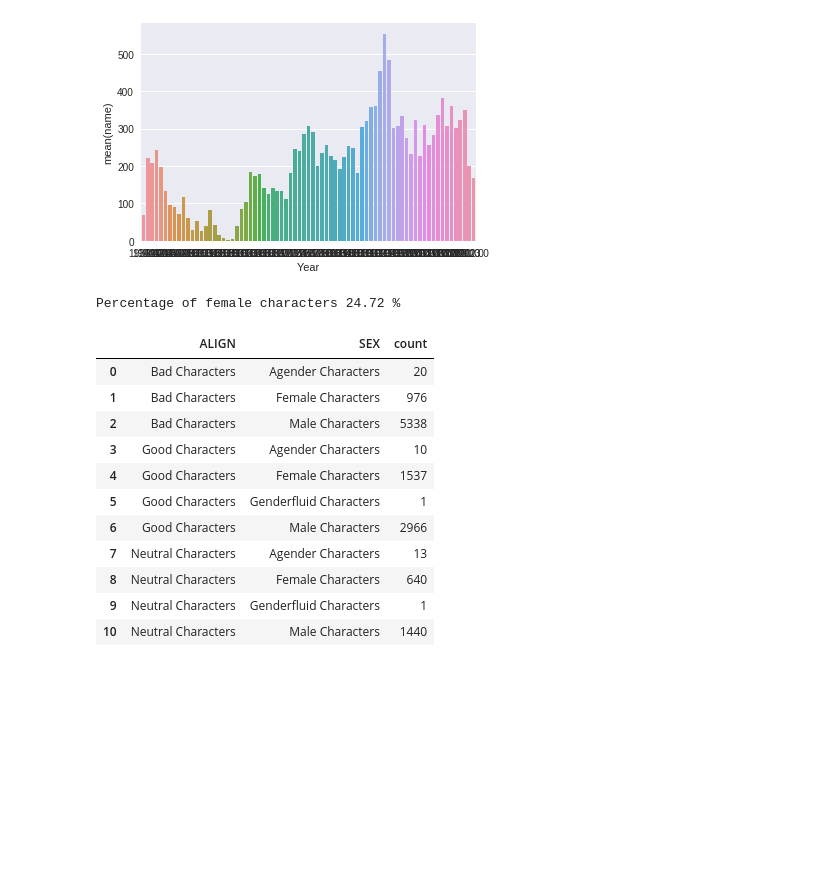
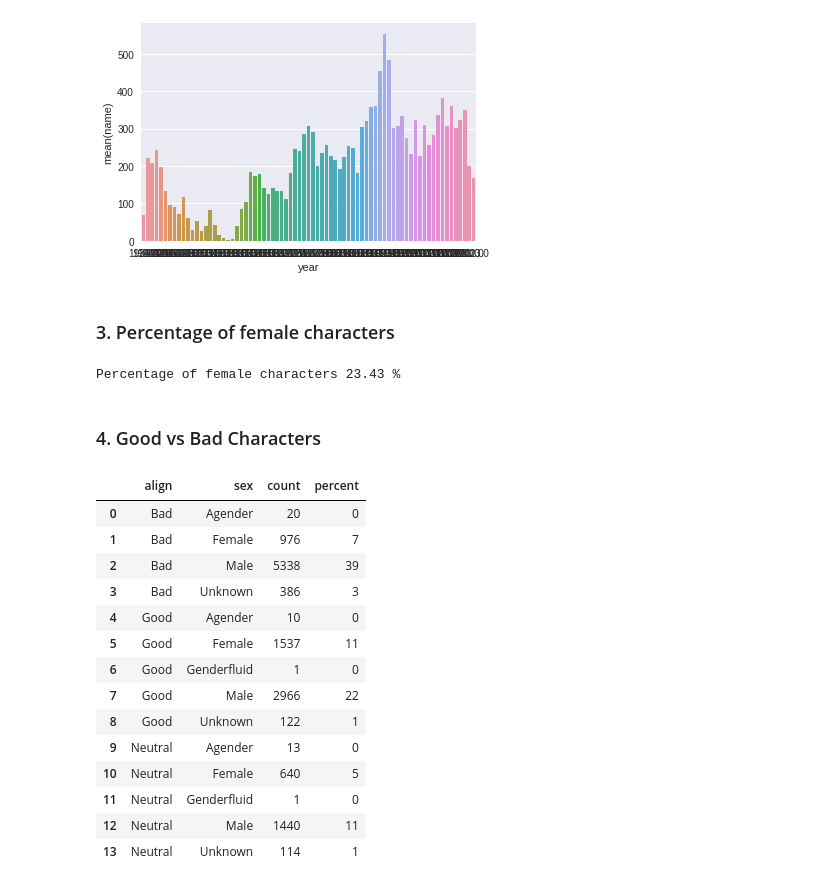
Before and after one commit to westen30/playground, a Jupyter notebook: work/Marvel Comics Data.ipynb, the cells around one changed output. Cells and saved outputs as stored; diff of their text form; code cells hidden in the pictures; blank space fills up the shorter version.

```diff
--- a/work/Marvel Comics Data.ipynb
+++ b/work/Marvel Comics Data.ipynb
@@ -100,30 +184,40 @@ sns.barplot(x='Year', y='name', data=new)
 # %% [output]
 <matplotlib.axes._subplots.AxesSubplot at 0x...>
 [figure]
+# %% [markdown]
+### 3. Percentage of female characters
 # %%
 #What percentage of the comics characters is female? Please give us the percentage rounded to 2 digits.
 
-sex = df.groupby(by=df['SEX'])['name'].count().reset_index(name='count')
+sex = df.groupby(by=df['sex'])['name'].count().reset_index(name='count')
 sex['percent'] = sex['count'] / sex['count'].sum() * 100
 sex['percent'] = sex['percent'].round(2)
-sex = sex.set_index('SEX')
-percentagefemale = sex.at['Female Characters', 'percent']
+sex = sex.set_index('sex')
+percentagefemale = sex.at['Female', 'percent']
 print('Percentage of female characters', percentagefemale, '%')
 # %% [output]
-Percentage of female characters 24.72 %
+Percentage of female characters 23.43 %
-# %%
-goodvbad = df.groupby(by=['ALIGN', 'SEX'])['name'].count().reset_index(name='count')
-goodvbad
-# %% [output]
-|  | ALIGN | SEX | count |
-| 0 | Bad Characters | Agender Characters | 20 |
-| 1 | Bad Characters | Female Characters | 976 |
-| 2 | Bad Characters | Male Characters | 5338 |
-| 3 | Good Characters | Agender Characters | 10 |
-| 4 | Good Characters | Female Characters | 1537 |
-| 5 | Good Characters | Genderfluid Characters | 1 |
-| 6 | Good Characters | Male Characters | 2966 |
-| 7 | Neutral Characters | Agender Characters | 13 |
-| 8 | Neutral Characters | Female Characters | 640 |
-| 9 | Neutral Characters | Genderfluid Characters | 1 |
-| 10 | Neutral Characters | Male Characters | 1440 |
+# %% [markdown]
+### 4. Good vs Bad Characters
+# %%
+goodvbad = df.groupby(by=['align', 'sex'])['name'].count().reset_index(name='count')
+#goodvbad = goodvbad.groupby(level=0).apply(lambda x: 100 * x /float(x['count'].sum()))
+goodvbad['percent'] = goodvbad['count'] / float(goodvbad['count'].sum()) * 100
+goodvbad['percent'] = goodvbad['percent'].round(2)
+goodvbad
+# %% [output]
+|  | align | sex | count | percent |
+| 0 | Bad | Agender | 20 | 0 |
+| 1 | Bad | Female | 976 | 7 |
+| 2 | Bad | Male | 5338 | 39 |
+| 3 | Bad | Unknown | 386 | 3 |
+| 4 | Good | Agender | 10 | 0 |
+| 5 | Good | Female | 1537 | 11 |
+| 6 | Good | Genderfluid | 1 | 0 |
+| 7 | Good | Male | 2966 | 22 |
+| 8 | Good | Unknown | 122 | 1 |
+| 9 | Neutral | Agender | 13 | 0 |
+| 10 | Neutral | Female | 640 | 5 |
+| 11 | Neutral | Genderfluid | 1 | 0 |
+| 12 | Neutral | Male | 1440 | 11 |
+| 13 | Neutral | Unknown | 114 | 1 |
```
Also changed, not shown: parts of 26 cells of this notebook.
